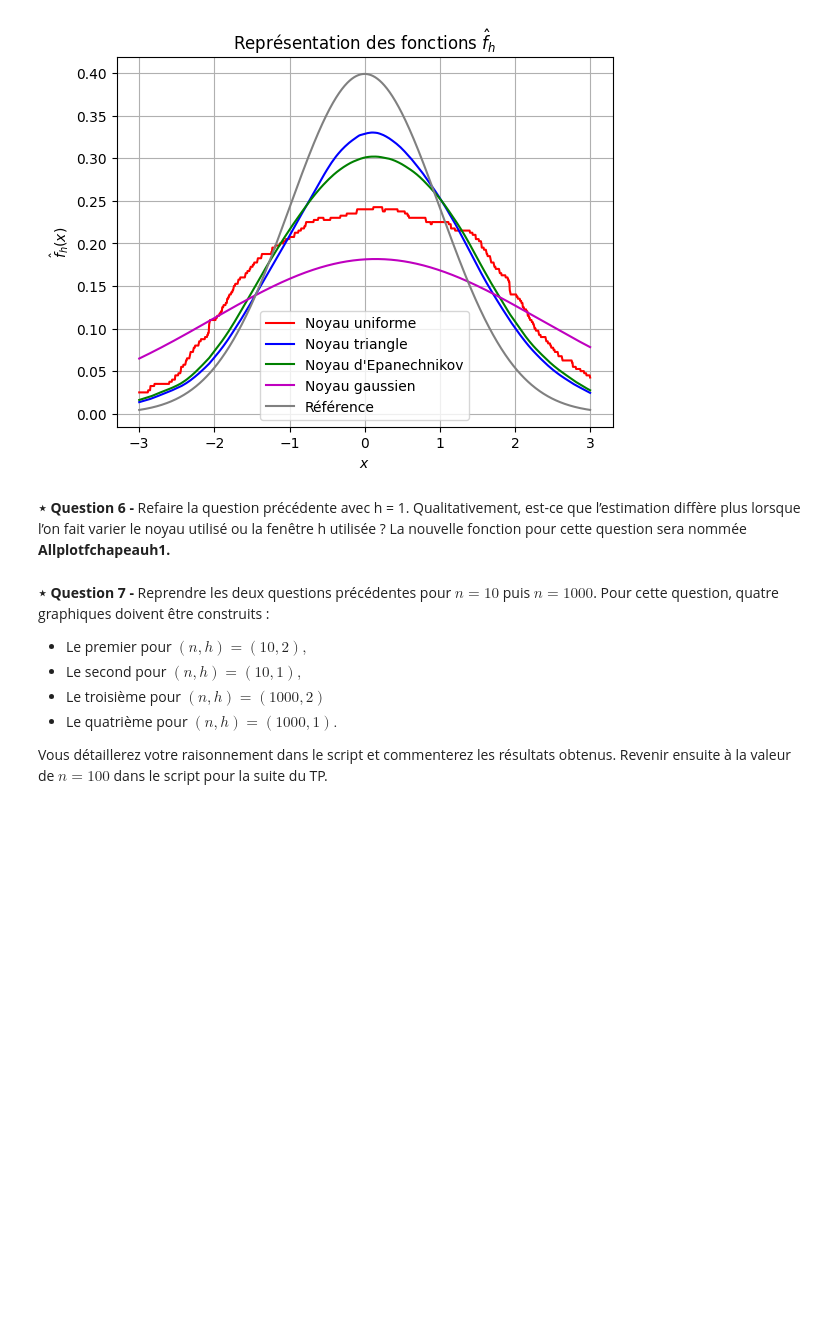
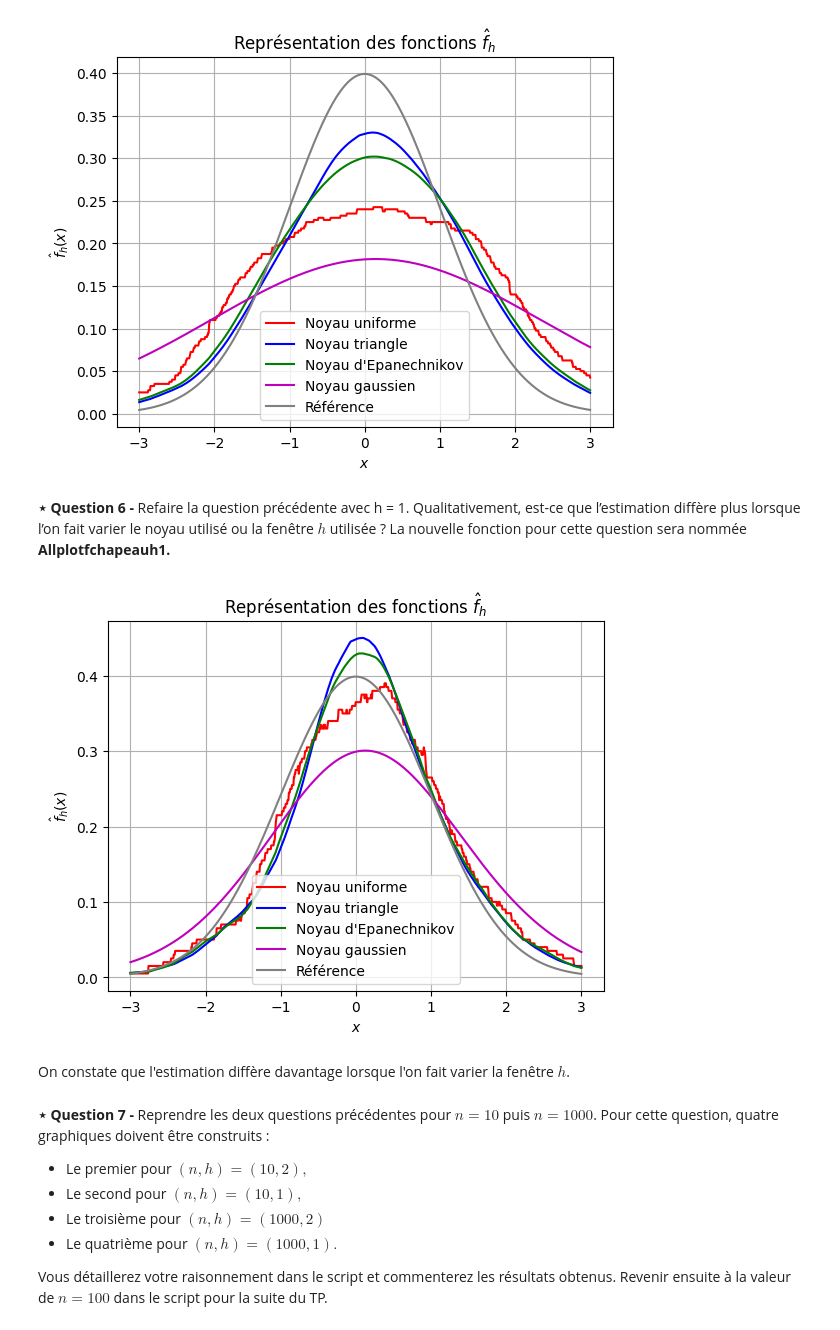
Before and after one commit to Mowibox/SignalLab, a Jupyter notebook: TP3-LONGEOT-THIONGANE-PETIT.ipynb, the cells around one changed output. Cells and saved outputs as stored; diff of their text form; code cells hidden in the pictures; blank space fills up the shorter version.

```diff
--- a/TP3-LONGEOT-THIONGANE-PETIT.ipynb
+++ b/TP3-LONGEOT-THIONGANE-PETIT.ipynb
@@ -105,4 +105,4 @@ Allplotfchapeauh2(-3, 3, 1000, 'r', 'b', 'g', 'm', 'gray')
 # %% [output]
 [figure]
 # %% [markdown]
-**⋆ Question 6 -** Refaire la question précédente avec h = 1. Qualitativement, est-ce que l’estimation diffère plus lorsque l’on fait varier le noyau utilisé ou la fenêtre h utilisée ? La nouvelle fonction pour cette question sera nommée **Allplotfchapeauh1.**
+**⋆ Question 6 -** Refaire la question précédente avec h = 1. Qualitativement, est-ce que l’estimation diffère plus lorsque l’on fait varier le noyau utilisé ou la fenêtre $h$ utilisée ? La nouvelle fonction pour cette question sera nommée **Allplotfchapeauh1.**
@@ -111,3 +109,24 @@ def Allplotfchapeauh1(xmin ,xmax ,pas ,col1 ,col2 ,col3 ,col4 ,colref):
+# %%
+def Allplotfchapeauh1(xmin, xmax, pas, col1, col2, col3, col4, colref):
+    h = 1
+    x = np.linspace(xmin, xmax, pas)
+    plt.plot(x, fchapeau(K1, h, X, x), color=col1, label = 'Noyau uniforme')
+    plt.plot(x, fchapeau(K2, h, X, x), color=col2, label = 'Noyau triangle')
+    plt.plot(x, fchapeau(K3, h, X, x), color=col3, label = "Noyau d'Epanechnikov")
+    plt.plot(x, fchapeau(K4, h, X, x), color=col4, label = 'Noyau gaussien')
+    plt.plot(x, reference(x), color=colref, label = 'Référence')
+    plt.title("Représentation des fonctions $\hat{f}_h$")
+    plt.xlabel("$x$")
+    plt.ylabel("$\hat{f}_h(x)$")
+    plt.grid()
+    plt.legend()
+    plt.show()
+
+Allplotfchapeauh1(-3, 3, 1000, 'r', 'b', 'g', 'm', 'gray')
+# %% [output]
+[figure, added]
+# %% [markdown]
+On constate que l'estimation diffère davantage lorsque l'on fait varier la fenêtre $h$.
 # %% [markdown]
 **⋆ Question 7 -** Reprendre les deux questions précédentes pour $n = 10$ puis $n = 1000$. Pour cette question, quatre graphiques doivent être construits :
 * Le premier pour $(n, h) = (10, 2), $
```
Also changed, not shown: parts of 10 cells of this notebook.
